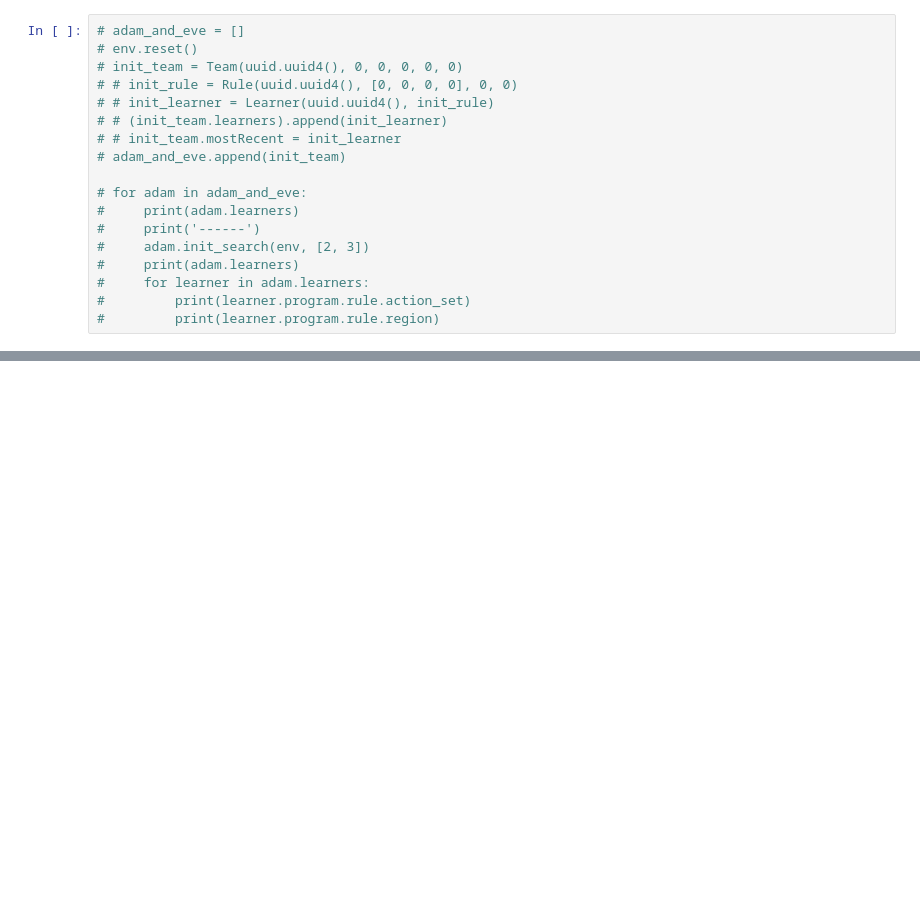
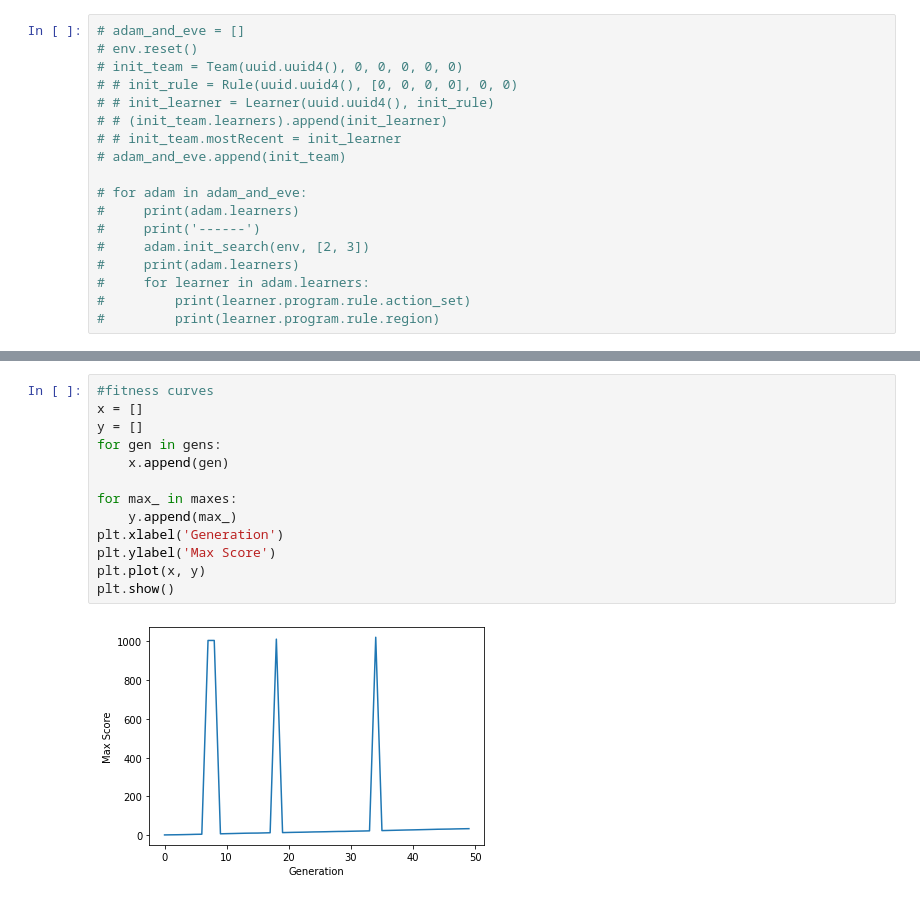
Before and after one commit to noahsealy/qptg, a Jupyter notebook: team-search-competition.ipynb, the cells around one changed output, grey strips where cells are left out. Cells and saved outputs as stored; diff of their text form; blank space fills up the shorter version.

```diff
--- a/team-search-competition.ipynb
+++ b/team-search-competition.ipynb
@@ -141,3 +183,18 @@ $$$$$$$$$$$$$ winnnnnner end $$$$$$$$$$$$$$$$$$$$
+# %%
+#fitness curves
+x = []
+y = []
+for gen in gens:
+    x.append(gen)
+
+for max_ in maxes:
+    y.append(max_)
+plt.xlabel('Generation')
+plt.ylabel('Max Score')
+plt.plot(x, y)
+plt.show()
+# %% [output]
+[figure, added]
 # %%
 for team in searchManager.winners:
     print('$$$$$$$$$$$$$ winnnnnner start $$$$$$$$$$$$$$$$$$$$')
```
Also changed, not shown: parts of 6 cells of this notebook, 2 other files.
